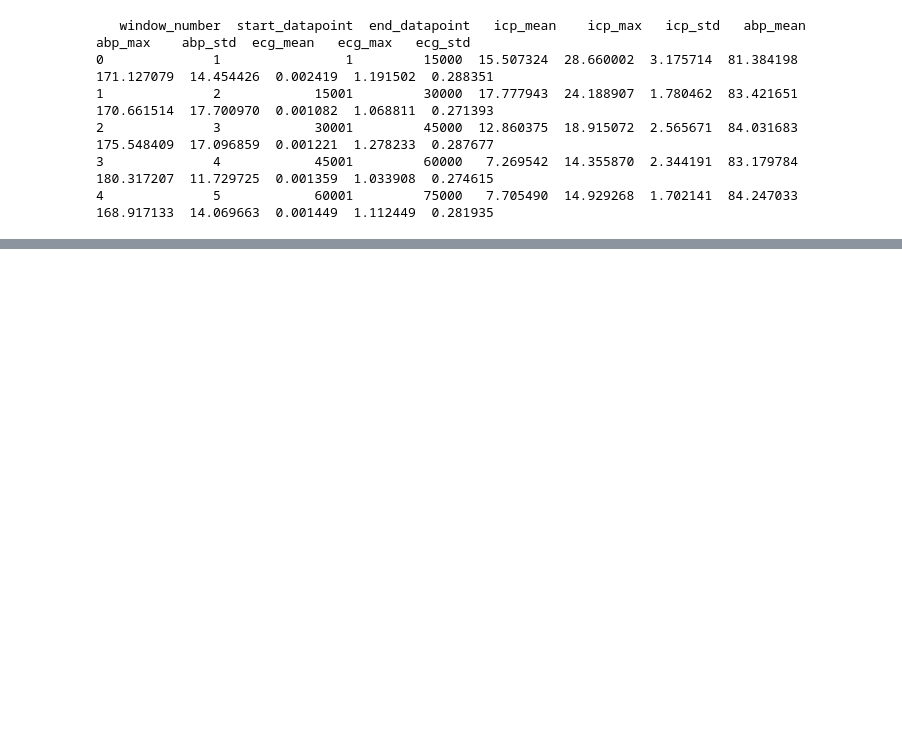
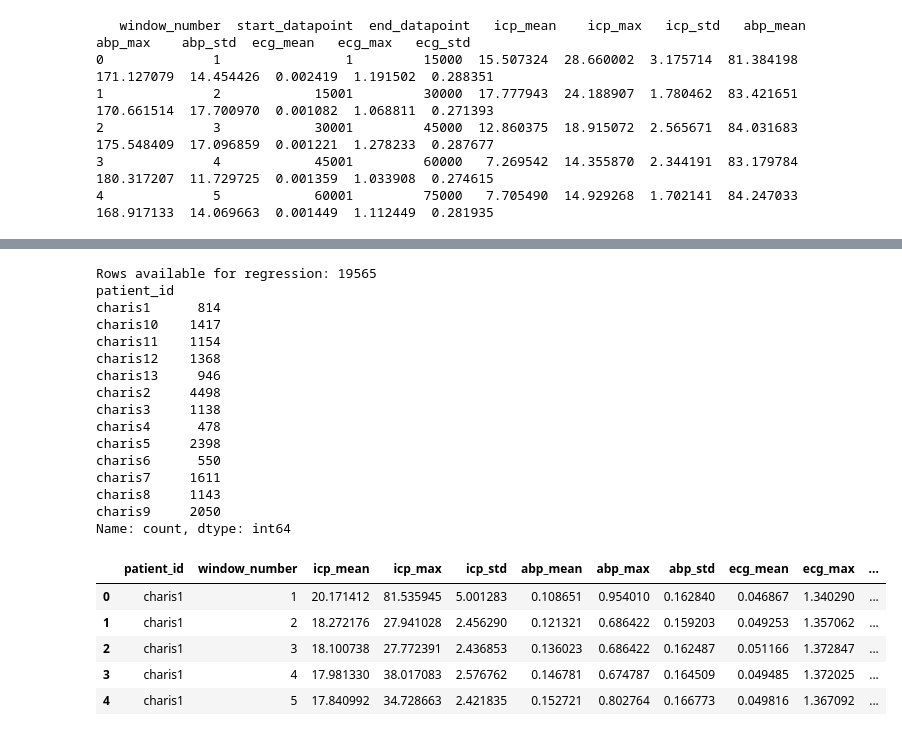
Before and after one commit to ajaybirh/ICPreg, a Jupyter notebook: ICP_reg.ipynb, the cells around one changed output, grey strips where cells are left out. Drawn from its saved outputs; the diff is of its cells as text; code cells hidden in the pictures; blank space fills up the shorter version.

```diff
--- a/ICP_reg.ipynb
+++ b/ICP_reg.ipynb
@@ -70,0 +149,35 @@ window_summary.head()
+# %%
+# Build the regression target PER patient so we never shift across patient boundaries.
+all_windows_df["next_icp_max"] = (
+    all_windows_df.groupby("patient_id")["icp_max"].shift(-1)
+)
+
+# Drop each patient's last window (no successor) and any rows with NaN features from std on single-row groups.
+regression_data_all = all_windows_df.dropna().reset_index(drop=True)
+
+print(f"Rows available for regression: {len(regression_data_all)}")
+print(regression_data_all["patient_id"].value_counts().sort_index())
+regression_data_all.head()
+# %% [output]
+Rows available for regression: 19565
+patient_id
+charis1      814
+charis10    1417
+charis11    1154
+charis12    1368
+charis13     946
+charis2     4498
+charis3     1138
+charis4      478
+charis5     2398
+charis6      550
+charis7     1611
+charis8     1143
+charis9     2050
+Name: count, dtype: int64
+|  | patient_id | window_number | icp_mean | icp_max | icp_std | abp_mean | abp_max | abp_std | ecg_mean | ecg_max | ... |
+| 0 | charis1 | 1 | 20.171412 | 81.535945 | 5.001283 | 0.108651 | 0.954010 | 0.162840 | 0.046867 | 1.340290 | ... |
+| 1 | charis1 | 2 | 18.272176 | 27.941028 | 2.456290 | 0.121321 | 0.686422 | 0.159203 | 0.049253 | 1.357062 | ... |
+| 2 | charis1 | 3 | 18.100738 | 27.772391 | 2.436853 | 0.136023 | 0.686422 | 0.162487 | 0.051166 | 1.372847 | ... |
+| 3 | charis1 | 4 | 17.981330 | 38.017083 | 2.576762 | 0.146781 | 0.674787 | 0.164509 | 0.049485 | 1.372025 | ... |
+| 4 | charis1 | 5 | 17.840992 | 34.728663 | 2.421835 | 0.152721 | 0.802764 | 0.166773 | 0.049816 | 1.367092 | ... |
```
Also changed, not shown: parts of 13 cells of this notebook, 5 other files.
